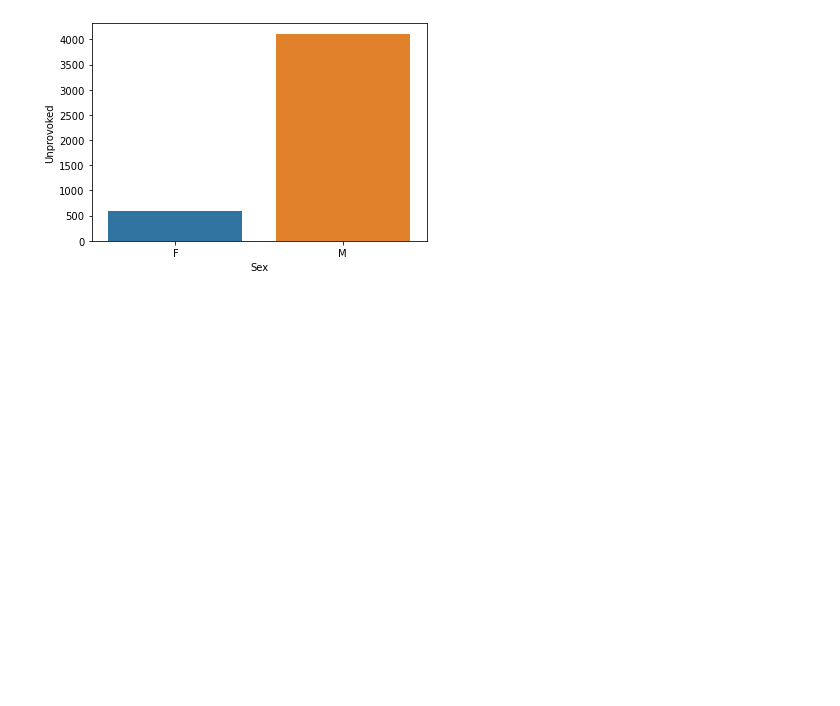
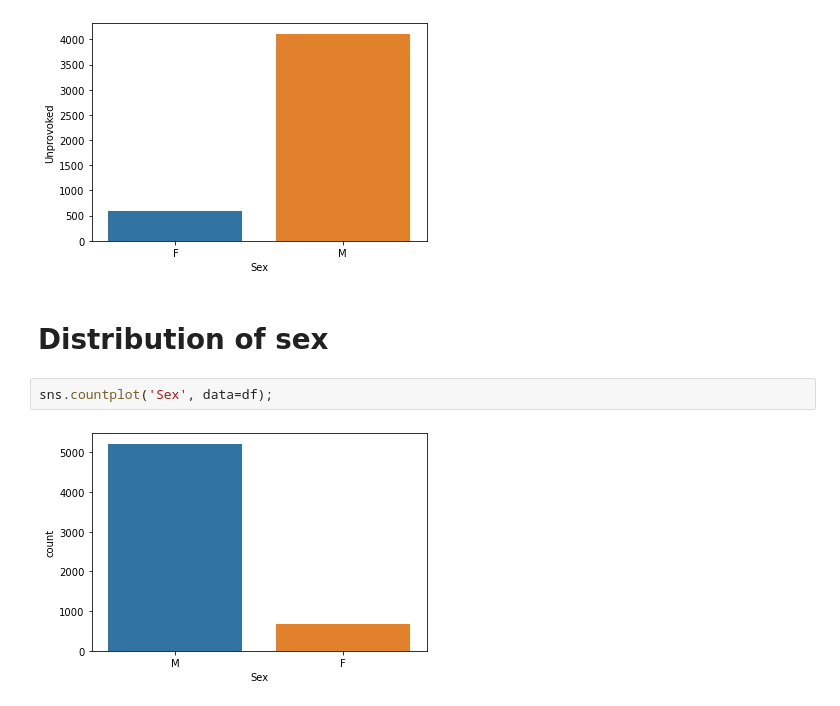
Before and after one commit to bt02/Shark-Attack-Data, a Jupyter notebook: eda.ipynb, the cells around one changed output. Drawn from its saved outputs; the diff is of its cells as text; blank space fills up the shorter version.

Commit message:
distribution of sex

```diff
--- a/eda.ipynb
+++ b/eda.ipynb
@@ -181,3 +181,9 @@ sns.barplot(x='Sex', y='Provoked', data=gender_type);
 sns.barplot(x='Sex', y='Unprovoked', data=gender_type);
 # %% [output]
 [figure]
+# %% [markdown]
+# Distribution of sex
+# %%
+sns.countplot('Sex', data=df);
+# %% [output]
+[figure, added]
```
